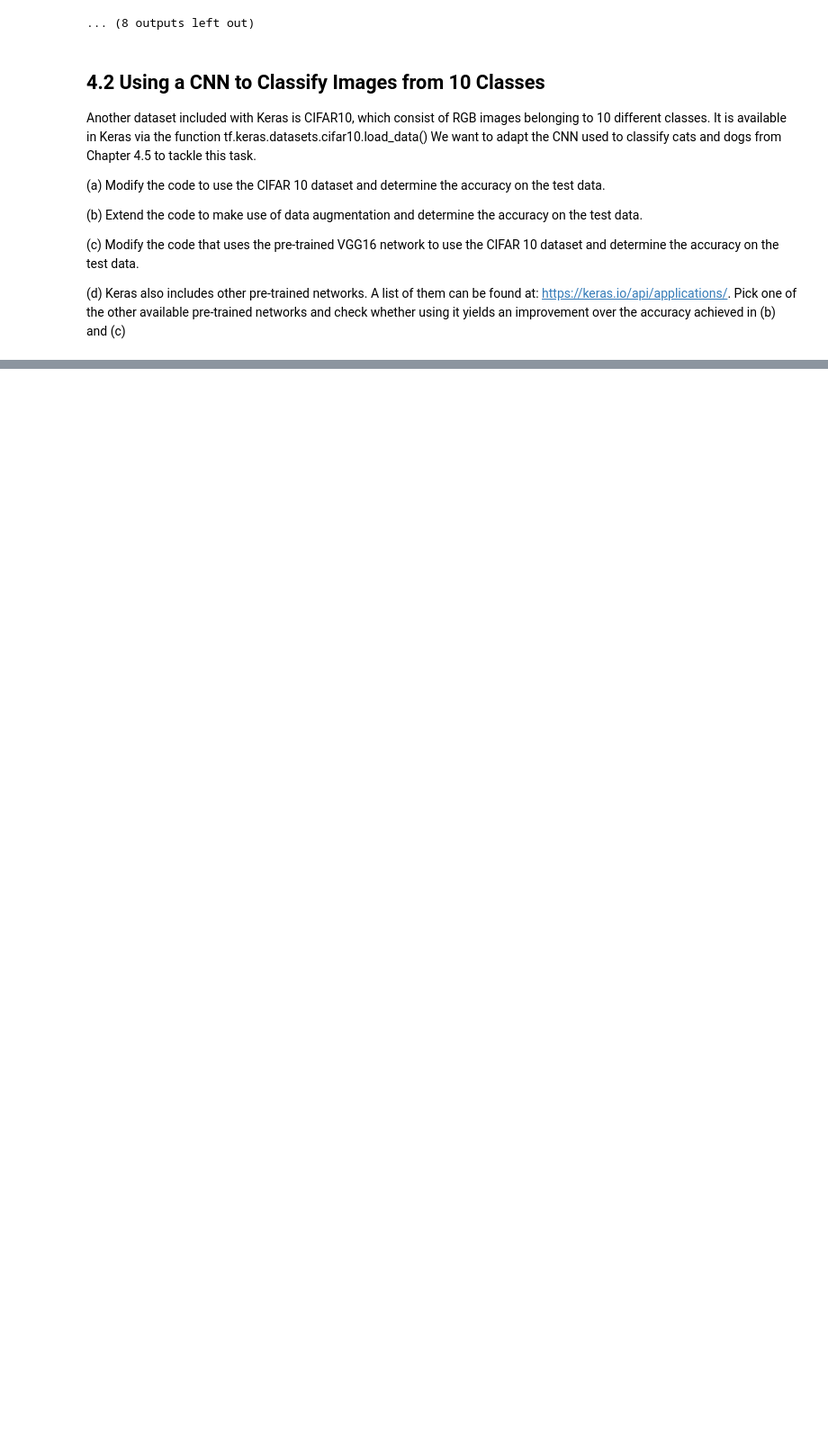
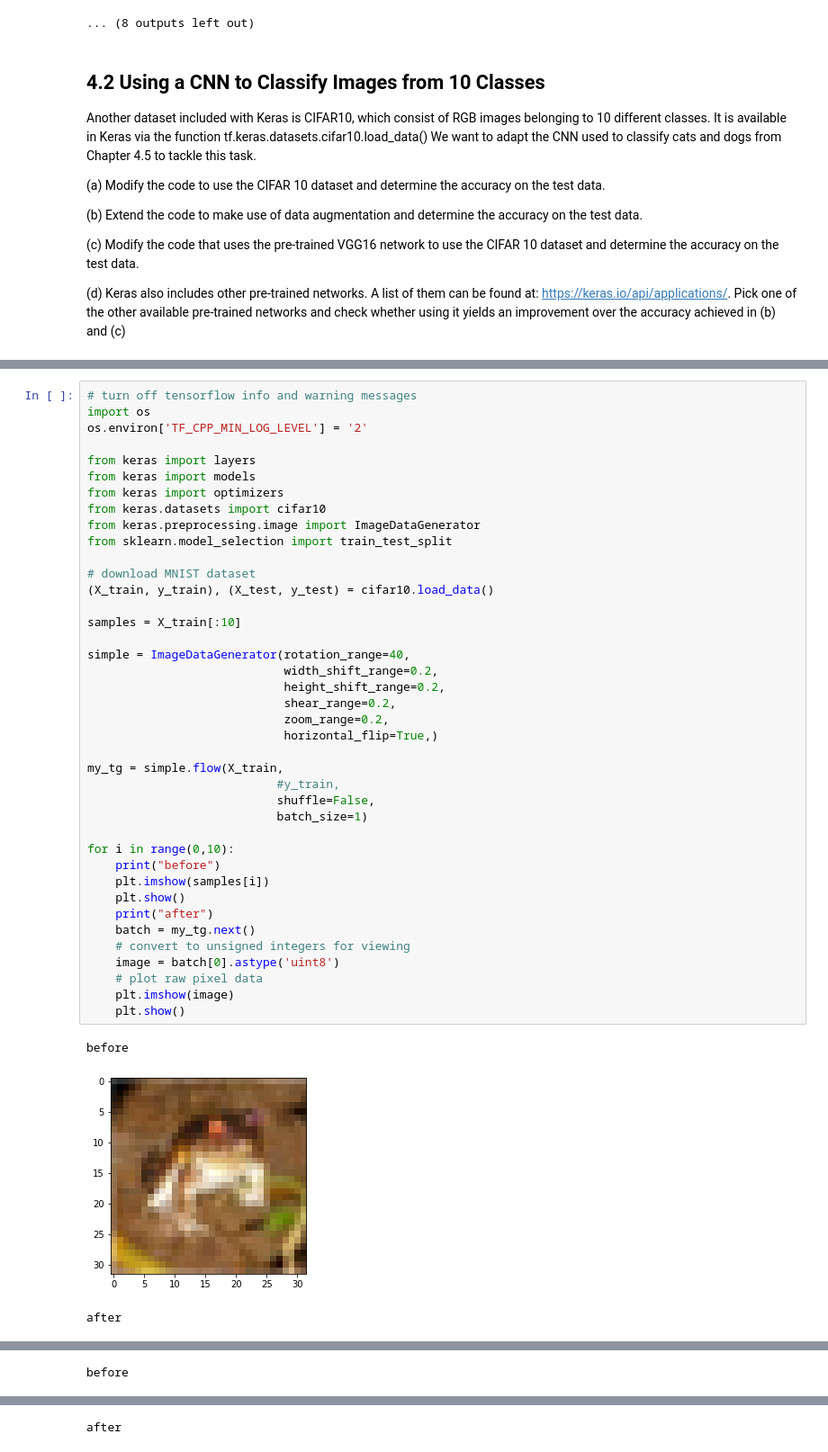
Before and after one commit to xwoodpecker/DeepLearningAssignments, a Jupyter notebook: assignment4/2022-vl-dl-assignment4.ipynb, the cells around one changed output, grey strips where cells are left out. Shown: that part at 90% size. Saved outputs shown, nothing was run; the diff lists cells and outputs as text; blank space fills up the shorter version.

```diff
--- a/assignment4/2022-vl-dl-assignment4.ipynb
+++ b/assignment4/2022-vl-dl-assignment4.ipynb
@@ -221,0 +283,44 @@ improvement over the accuracy achieved in (b) and (c)
+# %%
+# turn off tensorflow info and warning messages
+import os
+os.environ['TF_CPP_MIN_LOG_LEVEL'] = '2'
+
+from keras import layers
+from keras import models
+from keras import optimizers
+from keras.datasets import cifar10
+from keras.preprocessing.image import ImageDataGenerator
+from sklearn.model_selection import train_test_split
+
+# download MNIST dataset
+(X_train, y_train), (X_test, y_test) = cifar10.load_data()
+
+samples = X_train[:10]
+
+simple = ImageDataGenerator(rotation_range=40,
+                            width_shift_range=0.2,
+                            height_shift_range=0.2,
+                            shear_range=0.2,
+                            zoom_range=0.2,
+                            horizontal_flip=True,)
+
+my_tg = simple.flow(X_train,
+                           #y_train,
+                           shuffle=False,
+                           batch_size=1)
+
+for i in range(0,10):
+    print("before")
+    plt.imshow(samples[i])
+    plt.show()
+    print("after")
+    batch = my_tg.next()
+    # convert to unsigned integers for viewing
+    image = batch[0].astype('uint8')
+    # plot raw pixel data
+    plt.imshow(image)
+    plt.show()
+# %% [output]
+before
+[figure, added]
+after
@@ -221,0 +328 @@ improvement over the accuracy achieved in (b) and (c)
+before
@@ -221,0 +330 @@ improvement over the accuracy achieved in (b) and (c)
+after
```
Also changed, not shown: parts of 9 cells of this notebook.
